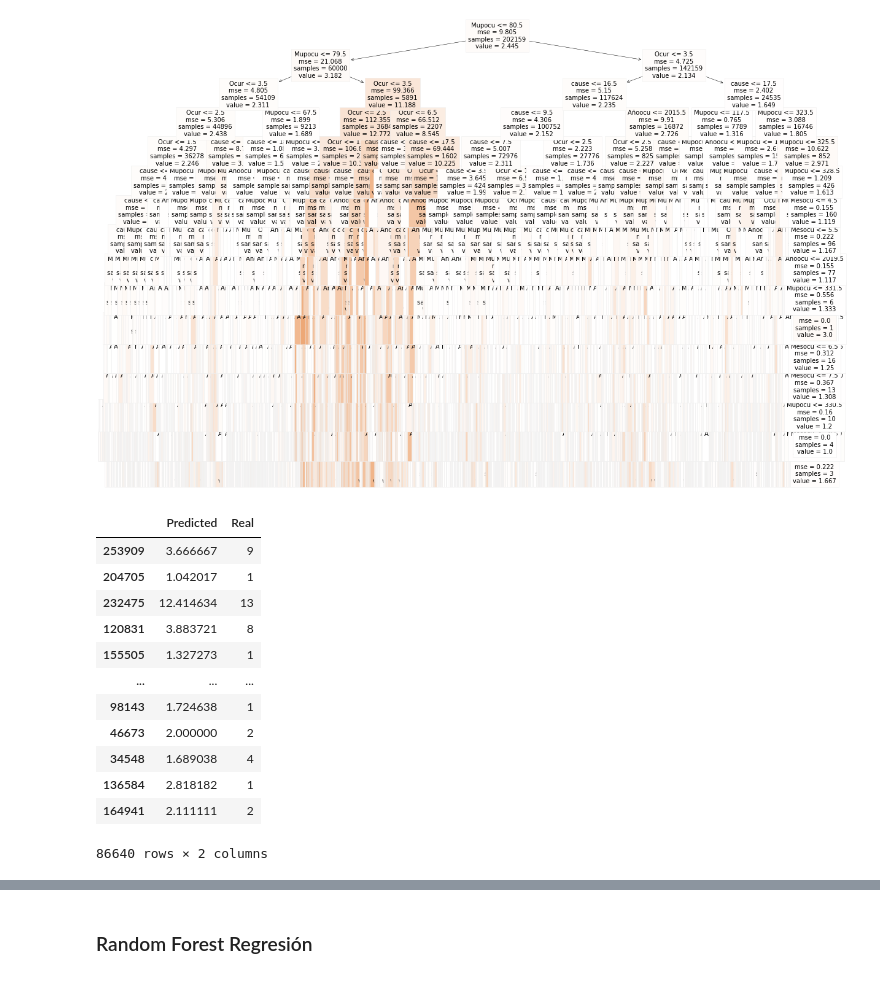
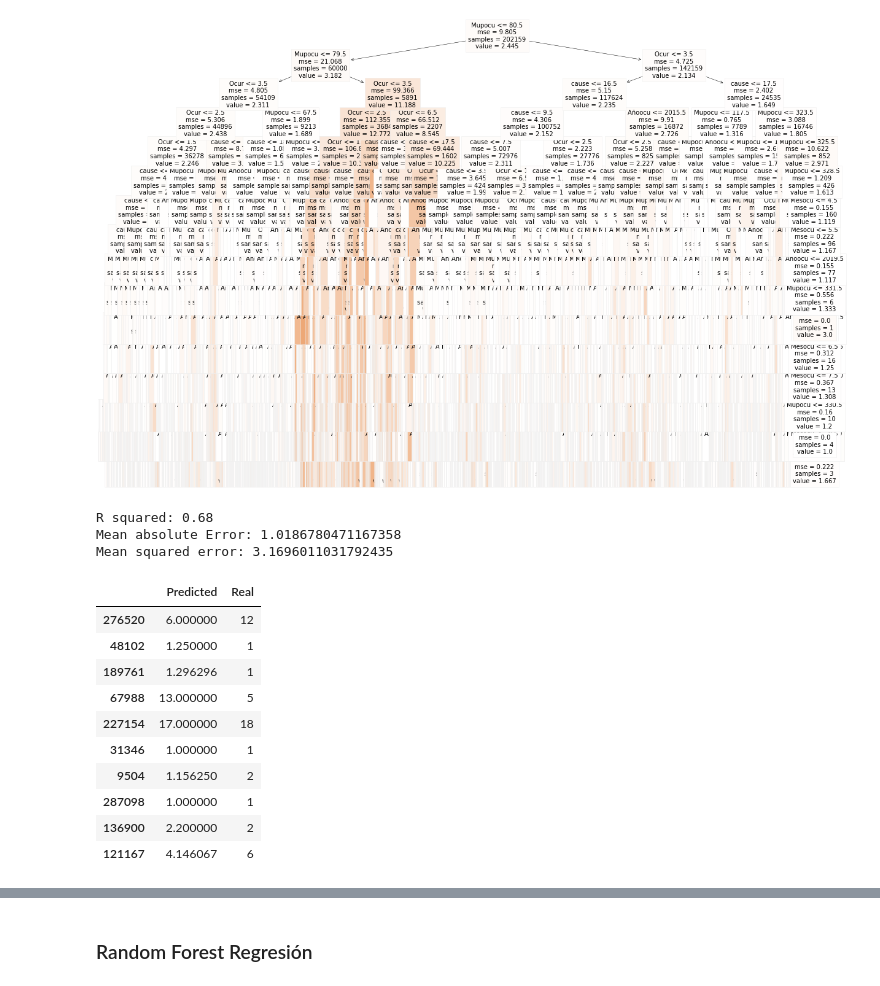
Before and after one commit to Orlando19943/Proyecto1-DM, a Jupyter notebook: predictions.ipynb, the cells around one changed output, grey strips where cells are left out. Drawn from its saved outputs; the diff is of its cells as text; code cells hidden in the pictures.

Commit message:
evaluating the decision tree model and adding the nn model

```diff
--- a/predictions.ipynb
+++ b/predictions.ipynb
@@ -187,5 +160,8 @@ for column in sample.columns:
 # Variables para predecir
 target = sample.number_deaths
 predictors = sample.loc[:, sample.columns != 'number_deaths']
+# Conjuntos de entrenamiento y prueba
+predictors_train, predictors_test, target_train, target_test = train_test_split(predictors, target,
+                                                                                test_size=0.33,
+                                                                                stratify=predictors['cause'],
+                                                                                random_state=190243)
-# %%
-predictors_train, predictors_test, target_train, target_test = train_test_split(predictors, target, test_size=0.3, stratify=predictors['cause'])
@@ -192,4 +170,5 @@ predictors_train, predictors_test, target_train, target_test = train_test_split(
 # %%
-regression_model = DecisionTreeRegressor(max_depth=15, random_state=42)
+# Creando y entrenando el modelo
+regression_model = DecisionTreeRegressor(max_depth=20, random_state=42)
 regression_model = regression_model.fit(X=predictors_train, y=target_train)
 # %%
@@ -198,25 +178,30 @@ plot_tree(decision_tree=regression_model,feature_names=predictors.columns, fille
 # %% [output]
 [figure]
 # %%
-# Evaluando la predicción
+# Evaluando el modelo
 prediction = regression_model.predict(predictors_test)
 results = pd.DataFrame({
     'Predicted': prediction,
     'Real': target_test
 })
 
-results
+print("R squared: %.2f"%r2_score(target_test,prediction))
+print ("Mean absolute Error:", mean_absolute_error(target_test, prediction))
+print ("Mean squared error:", mean_squared_error(target_test, prediction))
+
+results.tail(10)
 # %% [output]
+R squared: 0.68
+Mean absolute Error: 1.0186780471167358
+Mean squared error: 3.1696011031792435
 |  | Predicted | Real |
-| 253909 | 3.666667 | 9 |
-| 204705 | 1.042017 | 1 |
-| 232475 | 12.414634 | 13 |
-| 120831 | 3.883721 | 8 |
-| 155505 | 1.327273 | 1 |
-| ... | ... | ... |
-| 98143 | 1.724638 | 1 |
-| 46673 | 2.000000 | 2 |
-| 34548 | 1.689038 | 4 |
-| 136584 | 2.818182 | 1 |
-| 164941 | 2.111111 | 2 |
+| 276520 | 6.000000 | 12 |
+| 48102 | 1.250000 | 1 |
+| 189761 | 1.296296 | 1 |
+| 67988 | 13.000000 | 5 |
+| 227154 | 17.000000 | 18 |
+| 31346 | 1.000000 | 1 |
+| 9504 | 1.156250 | 2 |
+| 287098 | 1.000000 | 1 |
+| 136900 | 2.200000 | 2 |
+| 121167 | 4.146067 | 6 |
-86640 rows × 2 columns
```
Also changed, not shown: parts of 19 cells of this notebook.
